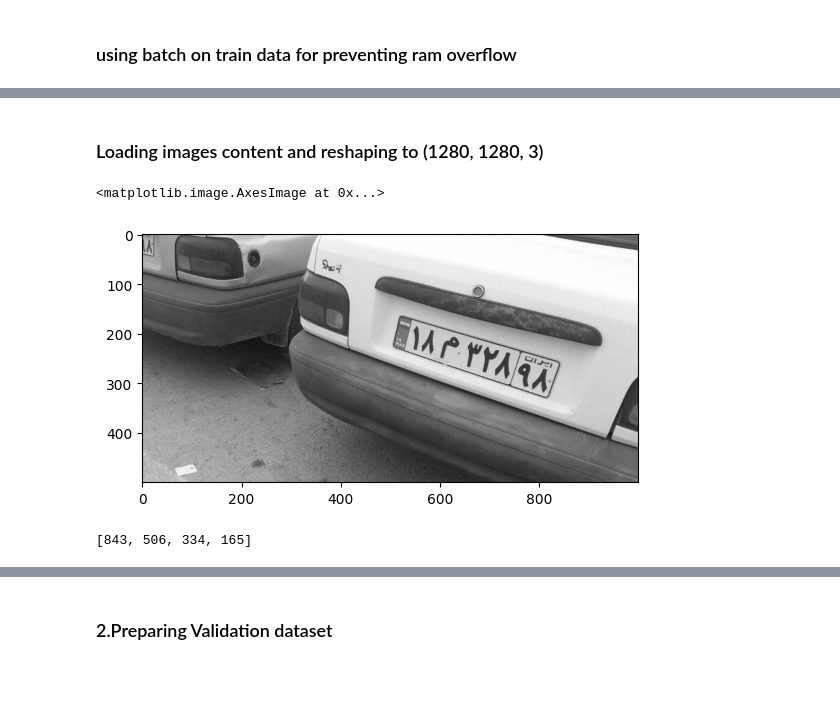
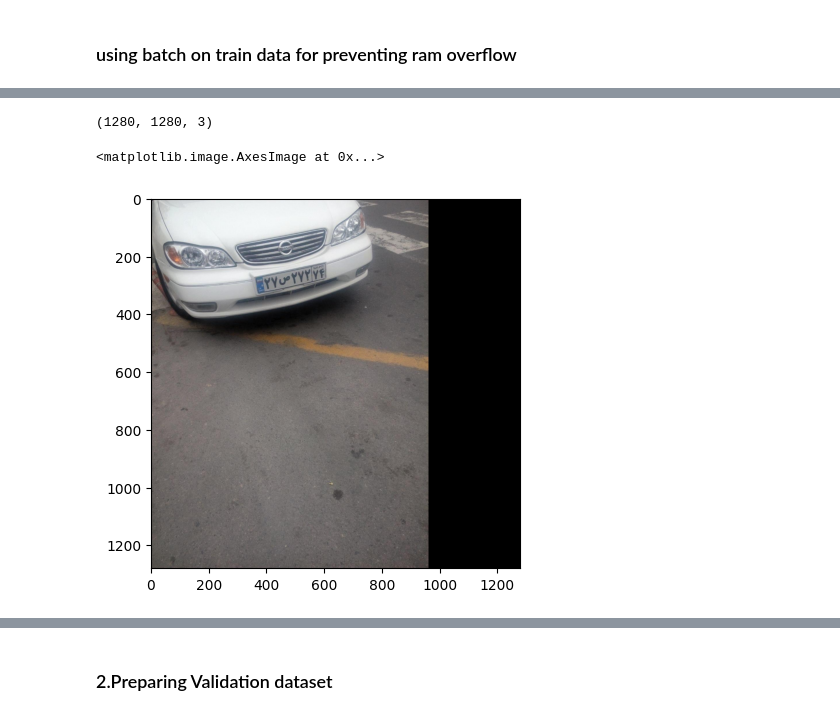
Before and after one commit to ahmadmolla1995/Quera_Bootcamp_Final_Project, a Jupyter notebook: Question1/Plate_Bluring.ipynb, the cells around one changed output, grey strips where cells are left out. Saved outputs shown, nothing was run; the diff lists cells and outputs as text; code cells hidden in the pictures; blank space fills up the shorter version.

```diff
--- a/Question1/Plate_Bluring.ipynb
+++ b/Question1/Plate_Bluring.ipynb
@@ -333,2 +356,0 @@ for i in range(0, len(images), batch_size):
-# %% [markdown]
-### Loading images content and reshaping to (1280, 1280, 3)
@@ -411,9 +357,9 @@ for i in range(len(image_files)):
-# %%
-plt.imshow(train_images[0], cmap='gray')
-# %% [output]
-<matplotlib.image.AxesImage at 0x...>
-[figure, removed]
-# %%
-train_labels[0]
-# %% [output]
-[843, 506, 334, 165]
+# %%
+sample = plt.imread('train_dataset/train_resized_image/' + image_files[0])
+
+print(sample.shape)
+plt.imshow(sample)
+# %% [output]
+(1280, 1280, 3)
+<matplotlib.image.AxesImage at 0x...>
+[figure, added]
```
Also changed, not shown: parts of 31 cells of this notebook.
